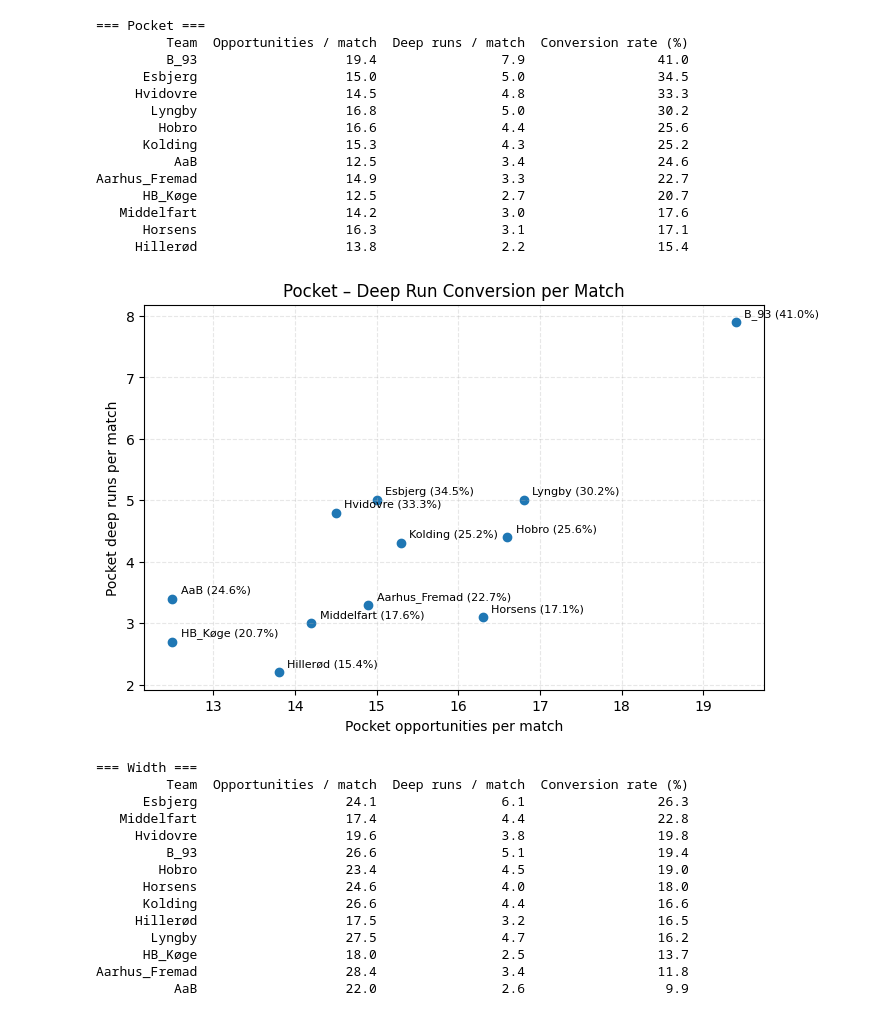
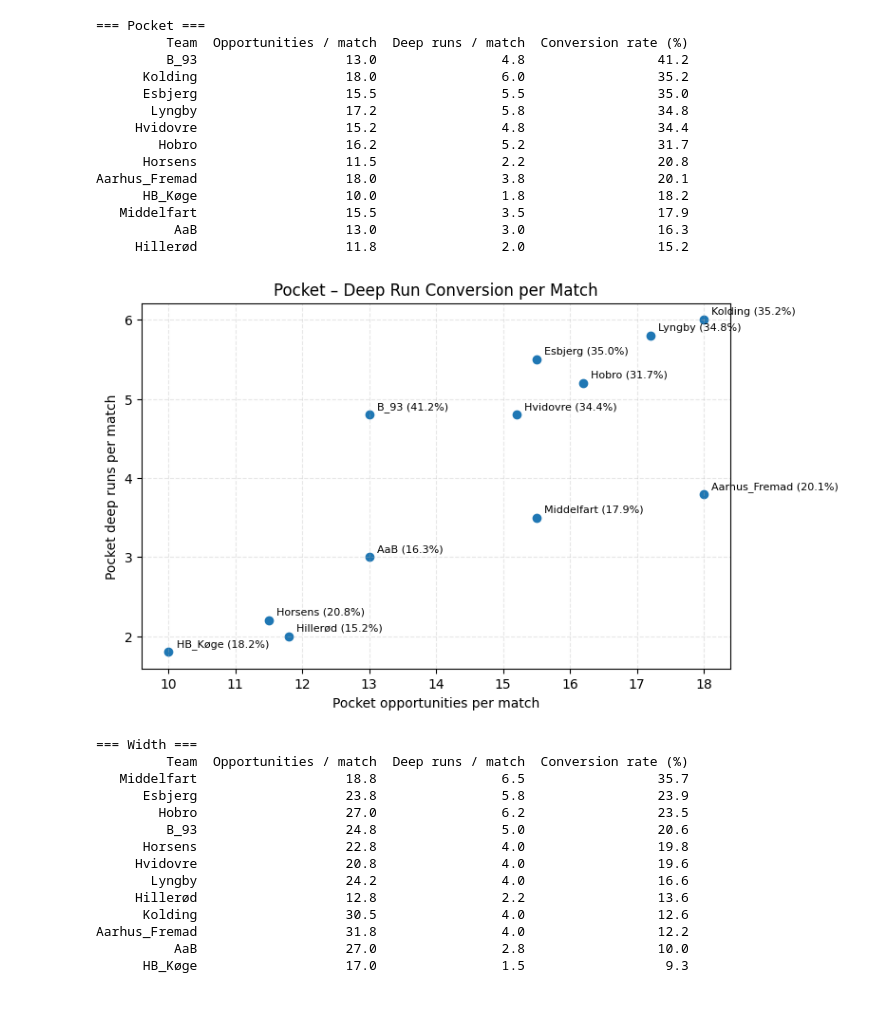
Before and after one commit to AC-Horsens/AC-Horsens-First-Team, a Jupyter notebook: 4-match evaluation.ipynb, the cells around one changed output. Saved outputs shown, nothing was run; the diff lists cells and outputs as text; code cells hidden in the pictures.

```diff
--- a/4-match evaluation.ipynb
+++ b/4-match evaluation.ipynb
@@ -11,7 +11,7 @@ if USE_STREAMLIT:
     import streamlit as st
 
 # -------- LOADING --------
-def load_all_teams(base_path: str, n_last_matches: int = 200) -> pd.DataFrame:
+def load_all_teams(base_path: str, n_last_matches: int = 4) -> pd.DataFrame:
     teams = [f for f in os.listdir(base_path) if os.path.isdir(os.path.join(base_path, f))]
     dfs = []
     for team in teams:
@@ -45,7 +45,7 @@ def load_all_teams(base_path: str, n_last_matches: int = 200) -> pd.DataFrame:
     return df_filtered
 
 # usage
-df_all = load_all_teams(BASE_PATH, n_last_matches=200)
+df_all = load_all_teams(BASE_PATH, n_last_matches=4)
 # -------- CORE CALC HELPERS --------
 def _mask_for_concept(df: pd.DataFrame, concept: str | None):
     """Return mask for: (concept True) AND (deep_run_opportunity True).
@@ -246,29 +246,29 @@ Aarhus_Fremad                   41.1                4.6                 10.8
 === Pocket ===
          Team  Opportunities / match  Deep runs / match  Conversion rate (%)
-         B_93                   19.4                7.9                 41.0
-      Esbjerg                   15.0                5.0                 34.5
-     Hvidovre                   14.5                4.8                 33.3
-       Lyngby                   16.8                5.0                 30.2
-        Hobro                   16.6                4.4                 25.6
-      Kolding                   15.3                4.3                 25.2
-          AaB                   12.5                3.4                 24.6
-Aarhus_Fremad                   14.9                3.3                 22.7
-      HB_Køge                   12.5                2.7                 20.7
-   Middelfart                   14.2                3.0                 17.6
-      Horsens                   16.3                3.1                 17.1
-     Hillerød                   13.8                2.2                 15.4
+         B_93                   13.0                4.8                 41.2
+      Kolding                   18.0                6.0                 35.2
+      Esbjerg                   15.5                5.5                 35.0
+       Lyngby                   17.2                5.8                 34.8
+     Hvidovre                   15.2                4.8                 34.4
+        Hobro                   16.2                5.2                 31.7
+      Horsens                   11.5                2.2                 20.8
+Aarhus_Fremad                   18.0                3.8                 20.1
+      HB_Køge                   10.0                1.8                 18.2
+   Middelfart                   15.5                3.5                 17.9
+          AaB                   13.0                3.0                 16.3
+     Hillerød                   11.8                2.0                 15.2
-[figure, old version]
+[figure, new version]
 === Width ===
          Team  Opportunities / match  Deep runs / match  Conversion rate (%)
-      Esbjerg                   24.1                6.1                 26.3
-   Middelfart                   17.4                4.4                 22.8
-     Hvidovre                   19.6                3.8                 19.8
-         B_93                   26.6                5.1                 19.4
-        Hobro                   23.4                4.5                 19.0
-      Horsens                   24.6                4.0                 18.0
-      Kolding                   26.6                4.4                 16.6
-     Hillerød                   17.5                3.2                 16.5
-       Lyngby                   27.5                4.7                 16.2
-      HB_Køge                   18.0                2.5                 13.7
-Aarhus_Fremad                   28.4                3.4                 11.8
-          AaB                   22.0                2.6                  9.9
+   Middelfart                   18.8                6.5                 35.7
+      Esbjerg                   23.8                5.8                 23.9
+        Hobro                   27.0                6.2                 23.5
+         B_93                   24.8                5.0                 20.6
+      Horsens                   22.8                4.0                 19.8
+     Hvidovre                   20.8                4.0                 19.6
+       Lyngby                   24.2                4.0                 16.6
+     Hillerød                   12.8                2.2                 13.6
+      Kolding                   30.5                4.0                 12.6
+Aarhus_Fremad                   31.8                4.0                 12.2
+          AaB                   27.0                2.8                 10.0
+      HB_Køge                   17.0                1.5                  9.3
```
Also changed, not shown: parts of 1 cell of this notebook, 1 other file.
